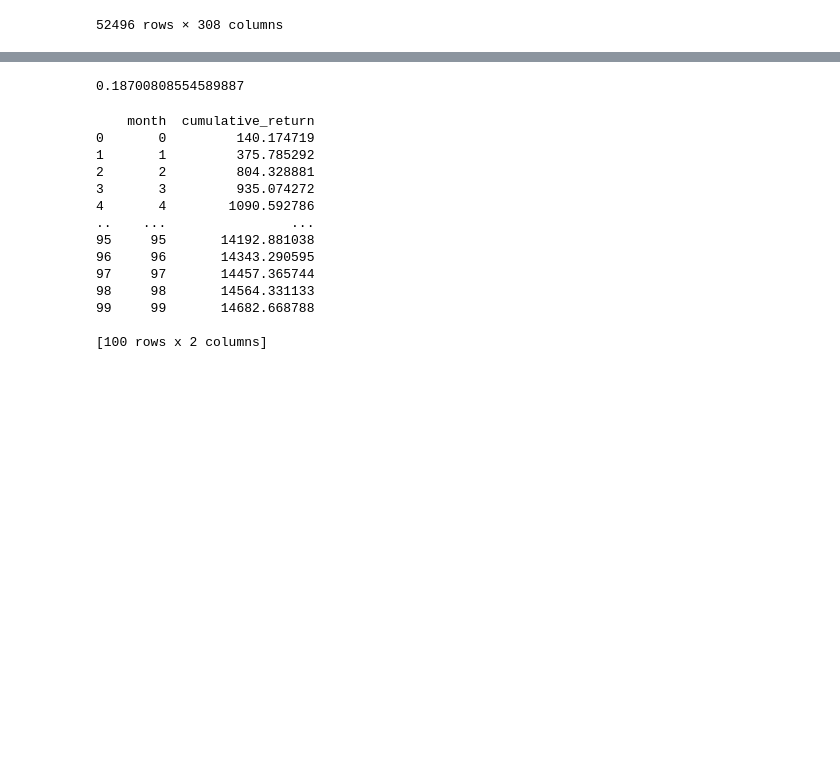
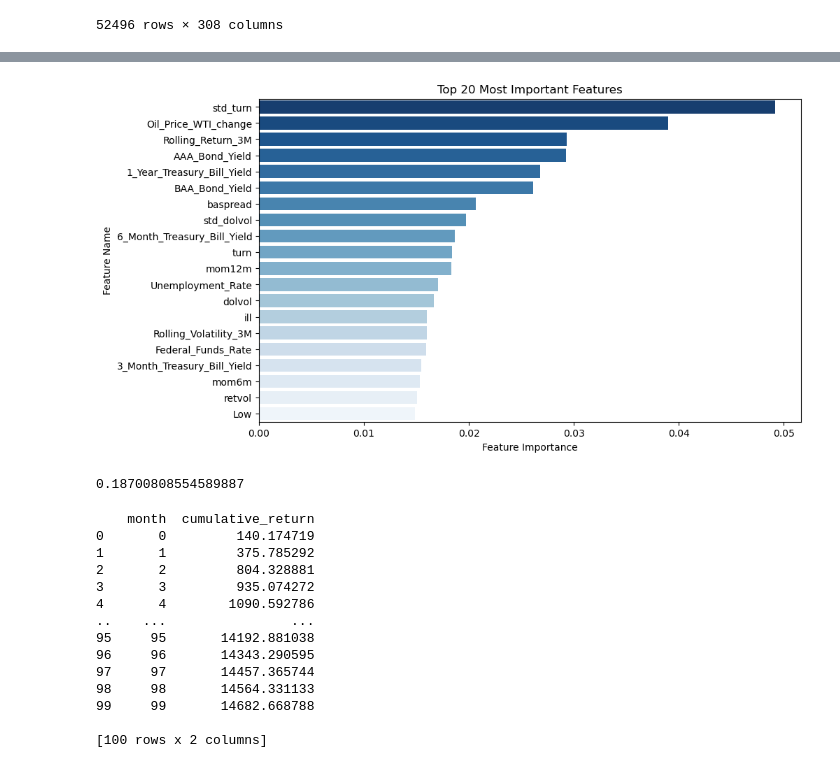
Before and after one commit to ongbernice/dse4101, a Jupyter notebook: src/rf_model.ipynb, the cells around one changed output, grey strips where cells are left out. Cells and saved outputs as stored; diff of their text form; code cells hidden in the pictures; blank space fills up the shorter version.

Commit message:
added feature importance for rf

```diff
--- a/src/rf_model.ipynb
+++ b/src/rf_model.ipynb
@@ -112,6 +112,7 @@ c_encoded
 # %%
 # Store results
 results = []
+feature_importance_list = []  # Store feature importance for each iteration
 
 # Rolling window approach
 for start in range(total_months - window_size):
@@ -123,7 +124,7 @@ for start in range(total_months - window_size):
 
     # Create and train the Random Forest model
     model = RandomForestRegressor(n_estimators=39, random_state=42) # 117/3 = 39
-    model.fit(xtrain, ytrain)
+    model.fit(xtrain, ytrain.values.ravel())
 
     # Predictions for out-of-sample data
     yhat_oos = model.predict(xoos)
@@ -140,6 +141,9 @@ for start in range(total_months - window_size):
     # Calculate R-squared for out-of-sample dataset
     r_squared_oos = 1 - np.sum(np.power(yhat_oos - yoos, 2)) / np.sum(np.power(yoos - np.mean(ytrain_flat), 2))
 
+    # Store feature importance
+    feature_importance_list.append(model.feature_importances_)
+
     # Store results, including predicted returns
     for i in range(len(yhat_oos)):
         results.append({
@@ -153,7 +157,7 @@ for start in range(total_months - window_size):
 results_df = pd.DataFrame(results)
 print(results_df)
 
-# Optionally save results
-# results_df.to_csv('rolling_window_results.csv', index=False)
+# Convert feature importance to DataFrame
+feature_importance_df = pd.DataFrame(feature_importance_list, columns=[f'Feature_{i}' for i in range(c_encoded.shape[1])])
 # %% [output]
        start_month  R_squared_oos  predicted_return  actual_return
@@ -189,0 +193,4 @@ results_df
+# %%
+# Rename columns of feature importance DataFrame to match original dataset
+feature_importance_df.columns = c_encoded.columns
+feature_importance_df
@@ -189,0 +211,3 @@ results_df
+# %%
+mean_importance = feature_importance_df.mean().sort_values(ascending=False)
+mean_importance
@@ -190 +227,24 @@ results_df
+# %%
+import matplotlib.pyplot as plt
+import seaborn as sns
+
+# Convert Series to DataFrame
+mean_importance_df = mean_importance.reset_index()
+mean_importance_df.columns = ["Feature", "Importance"]  # Rename columns
+mean_importance_df["Feature"] = mean_importance_df["Feature"].str.replace("_lag_1$", "", regex=True)
+
+# Select top 20 most important features
+top_features = mean_importance_df.head(20)
+
+# Plot horizontal bar chart
+plt.figure(figsize=(10, 6))
+sns.barplot(x="Importance", y="Feature", data=top_features, palette="Blues_r")
+
+# Labels and title
+plt.xlabel("Feature Importance")
+plt.ylabel("Feature Name")
+plt.title("Top 20 Most Important Features")
+plt.show()
+# %% [output]
+[figure, added]
 # %%
```
Also changed, not shown: parts of 7 cells of this notebook, 2 other files.
